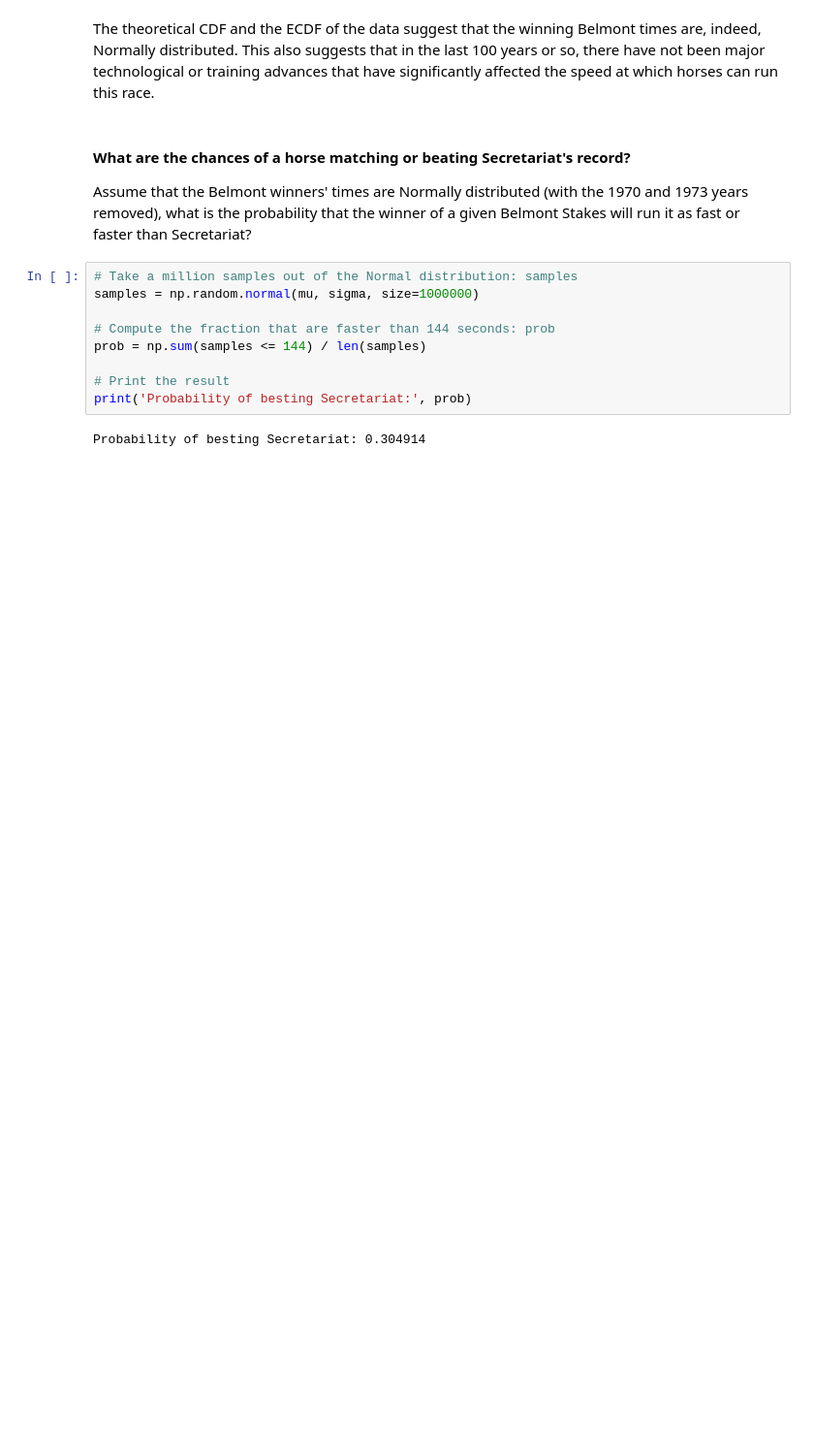
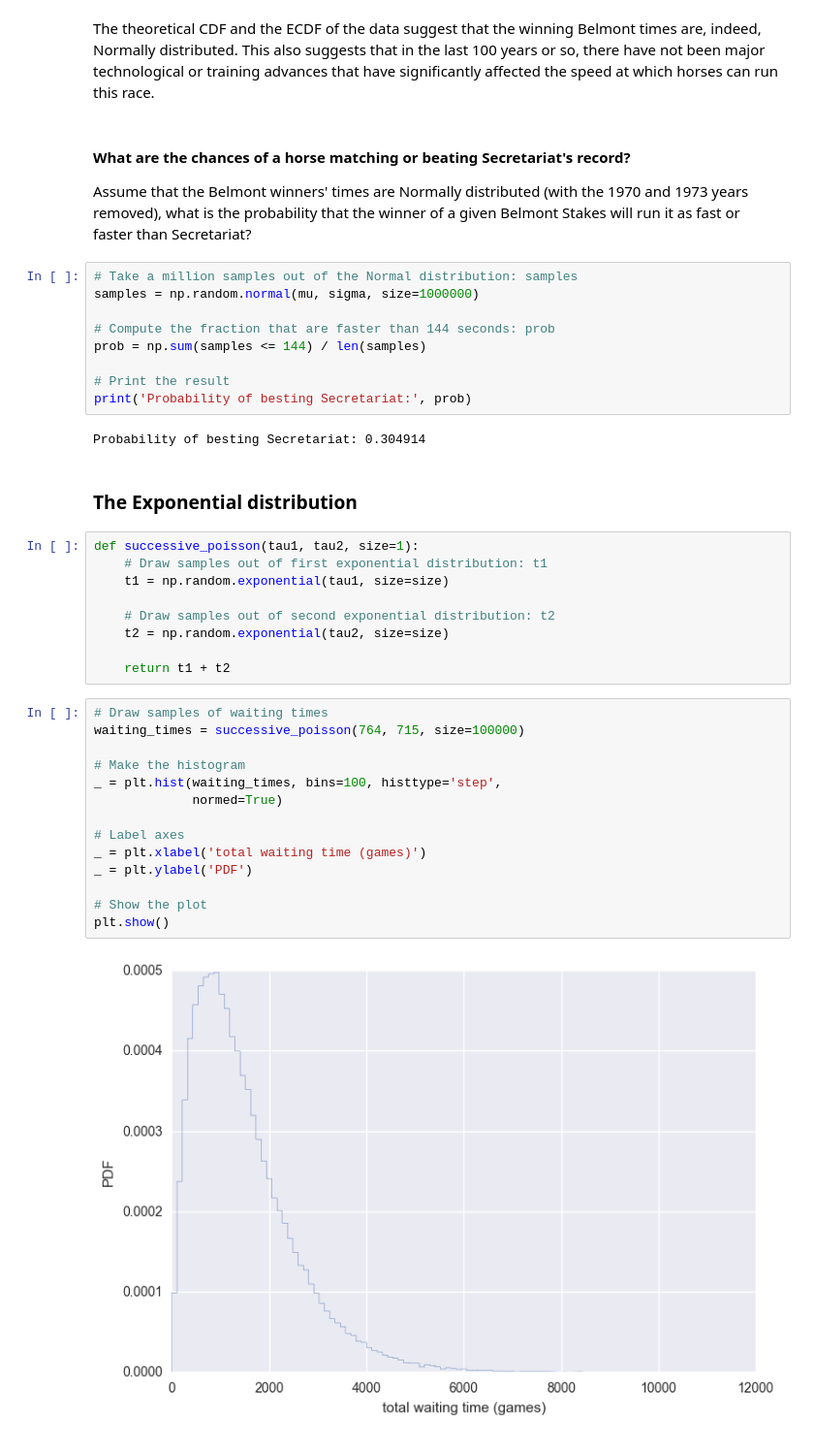
Before and after one commit to pdfarhad/python-for-datascience, a Jupyter notebook: Inferential Statistics.ipynb, the cells around one changed output. Shown: that part at 97% size. Saved outputs shown, nothing was run; the diff lists cells and outputs as text; blank space fills up the shorter version.

Commit message:
distribution completed

```diff
--- a/Inferential Statistics.ipynb
+++ b/Inferential Statistics.ipynb
@@ -322,3 +322,30 @@ prob = np.sum(samples <= 144) / len(samples)
 print('Probability of besting Secretariat:', prob)
 # %% [output]
 Probability of besting Secretariat: 0.304914
+# %% [markdown]
+### The Exponential distribution
+# %%
+def successive_poisson(tau1, tau2, size=1):
+    # Draw samples out of first exponential distribution: t1
+    t1 = np.random.exponential(tau1, size=size)
+
+    # Draw samples out of second exponential distribution: t2
+    t2 = np.random.exponential(tau2, size=size)
+
+    return t1 + t2
+# %%
+# Draw samples of waiting times
+waiting_times = successive_poisson(764, 715, size=100000)
+
+# Make the histogram
+_ = plt.hist(waiting_times, bins=100, histtype='step',
+             normed=True)
+
+# Label axes
+_ = plt.xlabel('total waiting time (games)')
+_ = plt.ylabel('PDF')
+
+# Show the plot
+plt.show()
+# %% [output]
+[figure, added]
```
